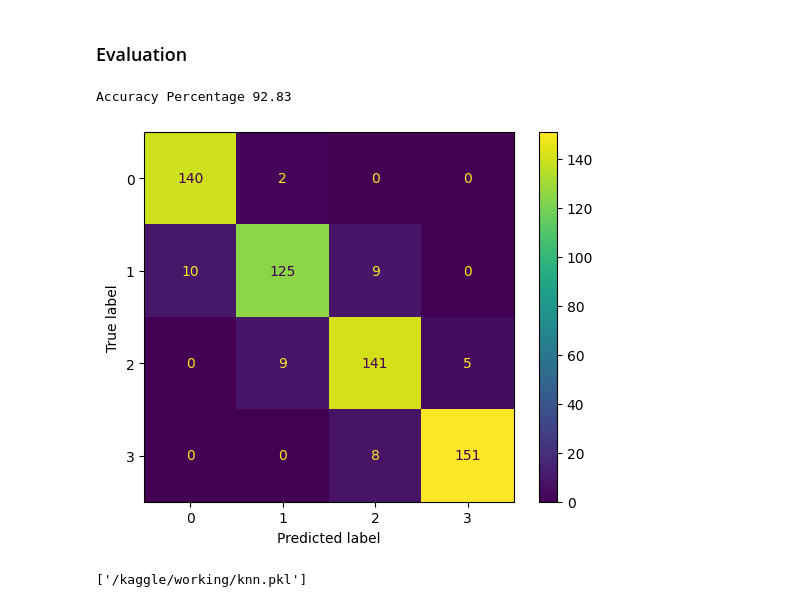
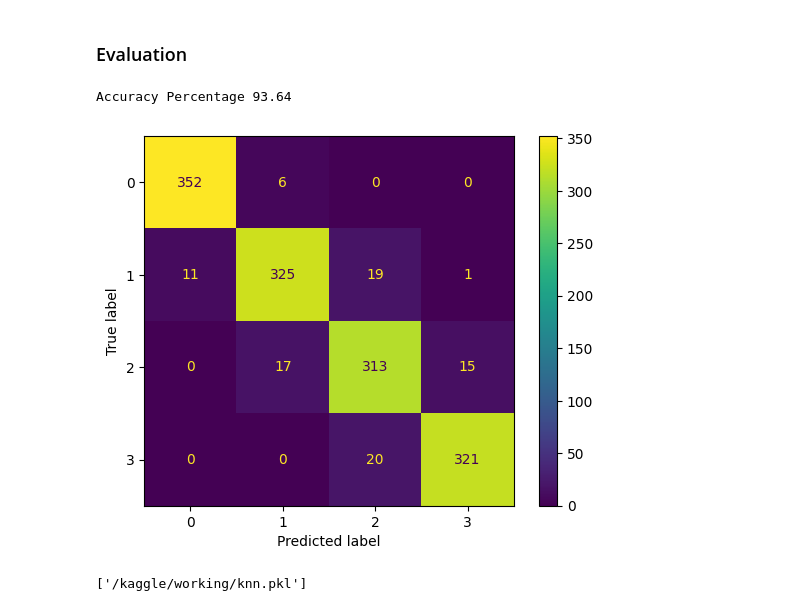
Before and after one commit to MHEN2606/Tubes2_melihatA, a Jupyter notebook: tubes2-melihatA.ipynb, the cells around one changed output. Cells and saved outputs as stored; diff of their text form; code cells hidden in the pictures.

```diff
--- a/tubes2-melihatA.ipynb
+++ b/tubes2-melihatA.ipynb
@@ -154,8 +196,10 @@ Scale values of numeric columns minus column`fc`
 # %%
 numericTransformation = ColumnTransformer(
     transformers = [
-        ('scaling', MinMaxScaler(), numeric_columns)
-#         ('normalizing', Normalizer(), numeric_columns)
+#         ('scaling', StandardScaler(), numeric_columns)
+#         ('normalizing', Normalizer(), ['px_height'])
+          ('log_transform', FunctionTransformer(log_transform, validate=False), ['battery_power', 'ram', 'px_area'])
+#         ('sqrt_transform', FunctionTransformer(sqrt_transform, validate=False), ['battery_power','ram', 'px_area']),
     ],
     remainder = 'passthrough'
 )
@@ -198,7 +243,7 @@ processed_df
 # %%
 fig, ax = plt.subplots(5, 3, figsize = (10,10))
 
-for i, col in enumerate(numeric_columns):
+for i, col in enumerate(processed_df.columns):
     r = i // 3
     c = i % 3
 
@@ -251,8 +301,7 @@ def display_scores(scores):
 # %% [markdown]
 ### Modelling
 # %%
-from collections import Counter
-
+import numpy as np
 class KNN_Model():
     # Constructor
     # Define the number of neighbors to use in prediction
@@ -273,9 +322,21 @@ class KNN_Model():
     # Prediction using KNN Algorithm
     # X is the data to be predicted
     # Return Predicted Data
+    def __predict(self, X):
+        if (self.dist == 1):
+            distances = [self.__euclidean_distance(X, train) for train in self.X_train]
+        else:
+            # other distance e.g. : Manhattan
+            distances = [self.__manhattan_distance(X, train) for train in self.X_train]
+        k_indices = np.argsort(distances)[:self.k]
+        k_nearest_labels = [self.y_train[i] for i in k_indices]
+        most_common = np.bincount(k_nearest_labels)
+        return np.argmax(most_common)
+
     def predict(self, X):
-        result = [self.predict_el(x) for x in X.to_numpy()]
-        return result
+        X_ = X.to_numpy()
+        result = [self.__predict(test) for test in X_]
+        return np.array(result)
 
     # Distance Method for KNN
     def __euclidean_distance(self,p1,p2):
@@ -283,13 +344,7 @@ class KNN_Model():
         p2_numeric = np.array(p2, dtype=float)
         return np.sqrt(np.sum((p1_numeric - p2_numeric) ** 2))
 
-    def predict_el(self, x):
-        if (self.dist == 1):
-            distances = [self.__euclidean_distance(x, x_train) for x_train in self.X_train]
-        else :
-            # other distance e.g. : Manhattan
-            distances = [self.__euclidean_distance(x, x_train) for x_train in self.X_train]
-        k_indices = np.argsort(distances)[:self.k]
-        k_nearest_labels = [self.y_train[i] for i in k_indices]
-        most_common = Counter(k_nearest_labels).most_common()
-        return most_common[0][0]
+    def __manhattan_distance(self, p1, p2):
+        p1_numeric = np.array(p1, dtype=float)
+        p2_numeric = np.array(p2, dtype=float)
+        return np.abs(p1_numeric - p2_numeric)
@@ -299,21 +390,21 @@ knn.fit(X_train, y_train)
 # %% [markdown]
 ### Prediction
 # %%
-y_pred_knn = knn.predict(X_test)
+y_pred_knn = knn.predict(X_val)
 # %% [markdown]
 ### Evaluation
 # %%
-acc = np.sum(y_test == y_pred_knn)/len(y_test)
+acc = np.sum(y_val == y_pred_knn)/len(y_val)
 print(f"Accuracy Percentage {np.round(acc*100,2)}")
 # %% [output]
-Accuracy Percentage 92.83
+Accuracy Percentage 93.64
 # %%
-knn_cm = confusion_matrix(y_test, y_pred_knn)
+knn_cm = confusion_matrix(y_val, y_pred_knn)
 disp = ConfusionMatrixDisplay(knn_cm)
 disp.plot()
 plt.show()
 # %% [output]
-[figure, old version]
+[figure, new version]
 # %%
 joblib.dump(knn, "/kaggle/working/knn.pkl")
 # %% [output]
```
Also changed, not shown: parts of 52 cells of this notebook.
